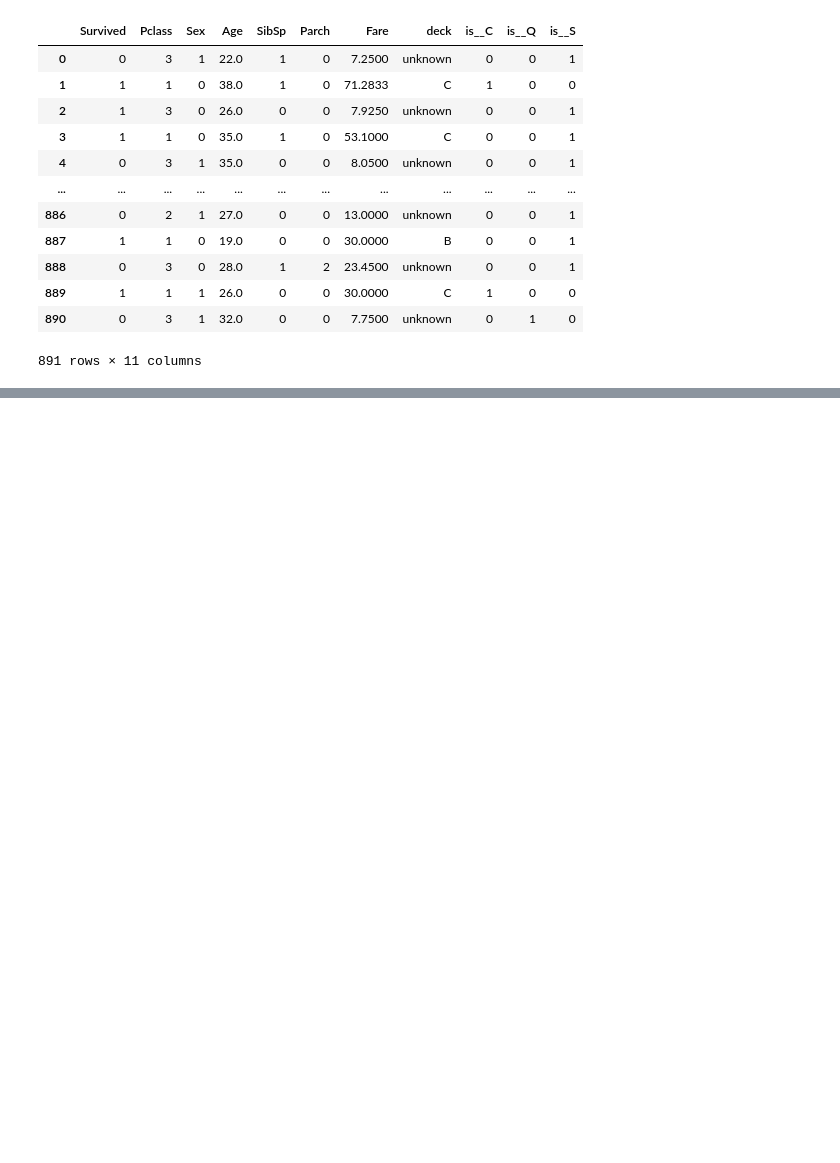
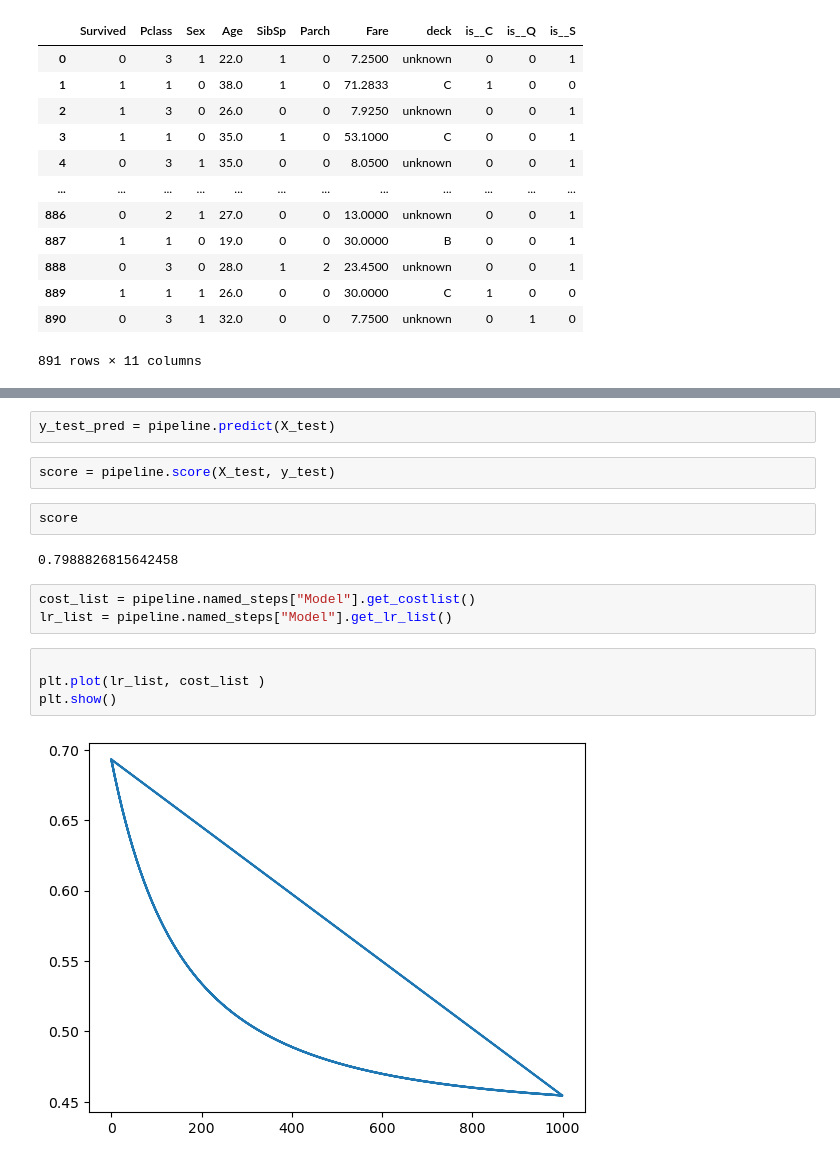
Before and after one commit to Harshan-Kurapati/Titanic, a Jupyter notebook: Titanic.ipynb, the cells around one changed output, grey strips where cells are left out. Drawn from its saved outputs; the diff is of its cells as text; blank space fills up the shorter version.

```diff
--- a/Titanic.ipynb
+++ b/Titanic.ipynb
@@ -523,0 +505,17 @@ y_test_pred = pipeline.predict(X_test)
+# %%
+y_test_pred = pipeline.predict(X_test)
+# %%
+score = pipeline.score(X_test, y_test)
+# %%
+score
+# %% [output]
+0.7988826815642458
+# %%
+cost_list = pipeline.named_steps["Model"].get_costlist()
+lr_list = pipeline.named_steps["Model"].get_lr_list()
+# %%
+
+plt.plot(lr_list, cost_list )
+plt.show()
+# %% [output]
+[figure, added]
```
Also changed, not shown: parts of 31 cells of this notebook.
